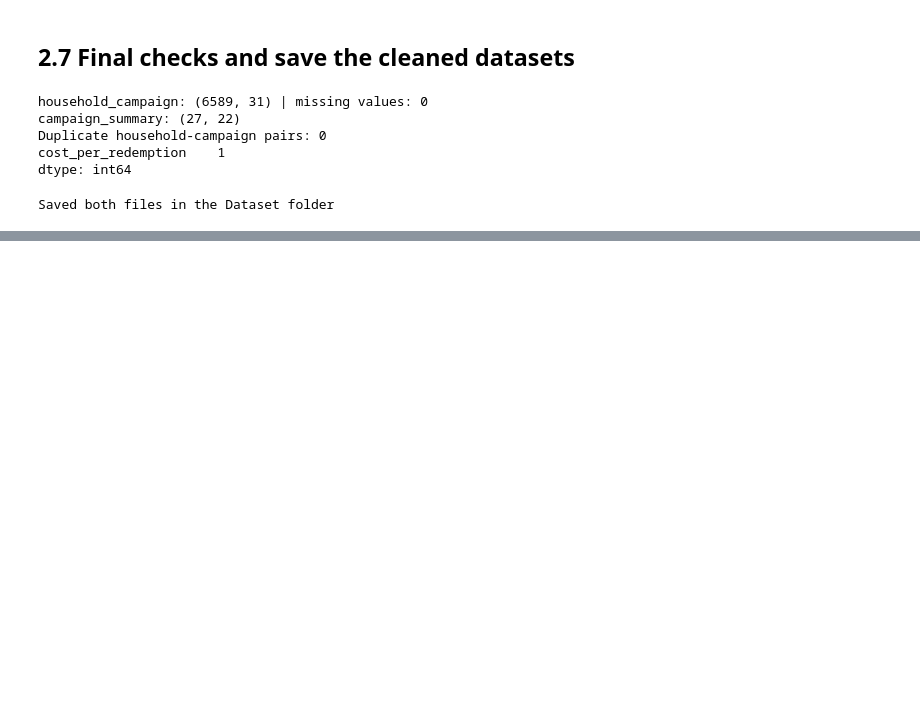
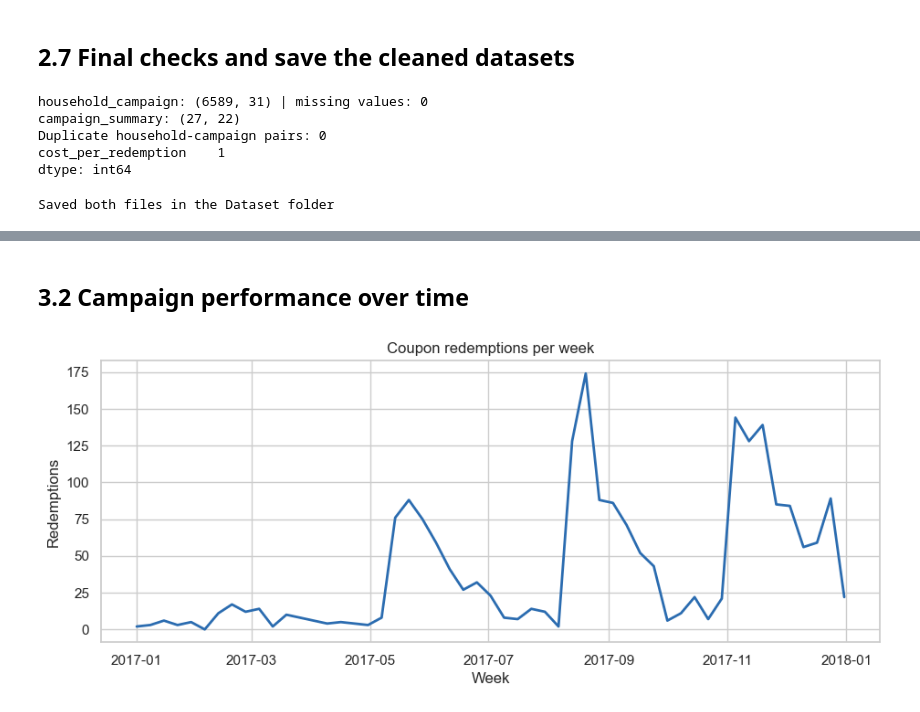
Before and after one commit to suhaivmansingh/Marketing_Campaign_Analysis, a Jupyter notebook: Marketing_Campaign_Analysis.ipynb, the cells around one changed output, grey strips where cells are left out. Saved outputs shown, nothing was run; the diff lists cells and outputs as text; code cells hidden in the pictures; blank space fills up the shorter version.

```diff
--- a/Marketing_Campaign_Analysis.ipynb
+++ b/Marketing_Campaign_Analysis.ipynb
@@ -637,0 +707,14 @@ Saved both files in the Dataset folder
+# %% [markdown]
+## 3.2 Campaign performance over time
+# %%
+# Coupon redemptions per week across the year
+weekly = redemptions.set_index("redemption_date").resample("W").size()
+
+plt.figure(figsize=(11, 4))
+plt.plot(weekly.index, weekly.values, color="#2B6CB0", linewidth=2)
+plt.title("Coupon redemptions per week")
+plt.xlabel("Week")
+plt.ylabel("Redemptions")
+plt.show()
+# %% [output]
+[figure, added]
```
Also changed, not shown: parts of 13 cells of this notebook.
